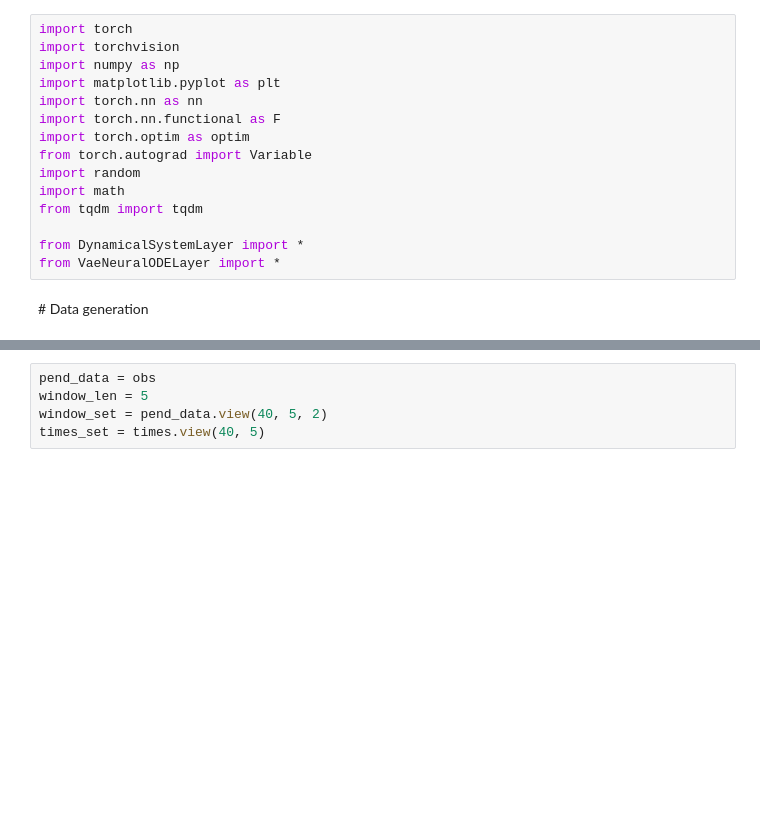
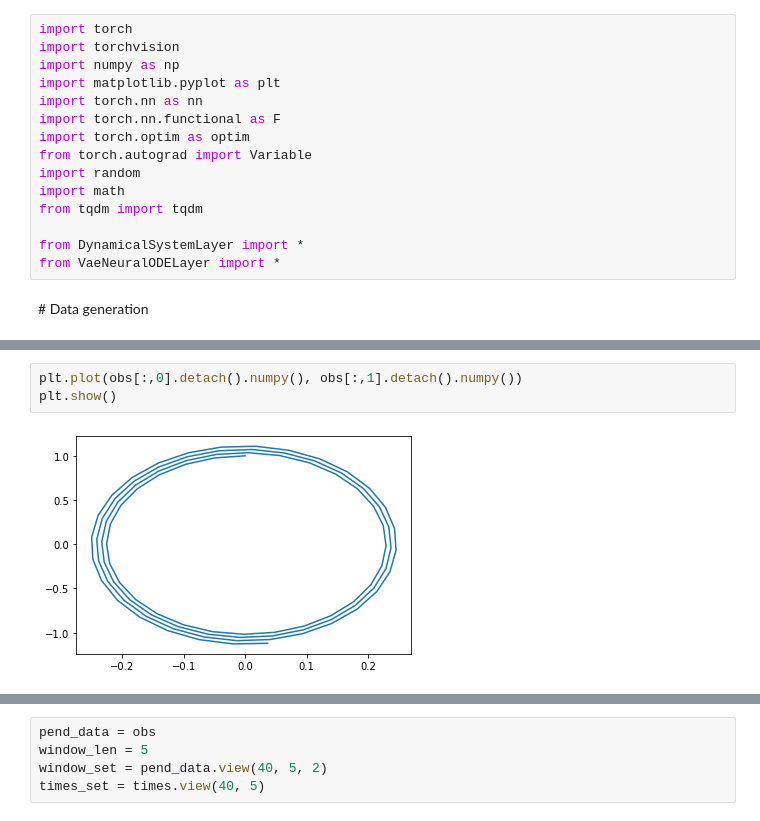
Before and after one commit to KennethThNg/Semester-project-dynamical-system-learning, a Jupyter notebook: simple_pendulum.ipynb, the cells around one changed output, grey strips where cells are left out. Saved outputs shown, nothing was run; the diff lists cells and outputs as text; blank space fills up the shorter version.

```diff
--- a/simple_pendulum.ipynb
+++ b/simple_pendulum.ipynb
@@ -31,3 +31,8 @@ torch.Size([200, 2])
+# %%
+plt.plot(obs[:,0].detach().numpy(), obs[:,1].detach().numpy())
+plt.show()
+# %% [output]
+[figure, added]
 # %%
 plt.plot(obs[:,0].detach().numpy())
 plt.plot(obs[:,1].detach().numpy())
```
Also changed, not shown: parts of 32 cells of this notebook.
